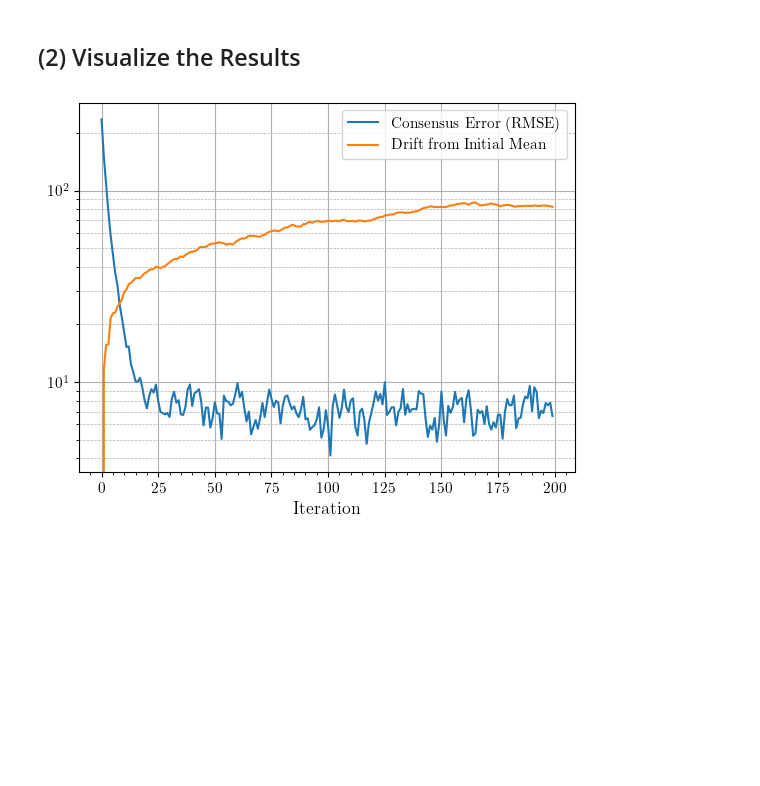
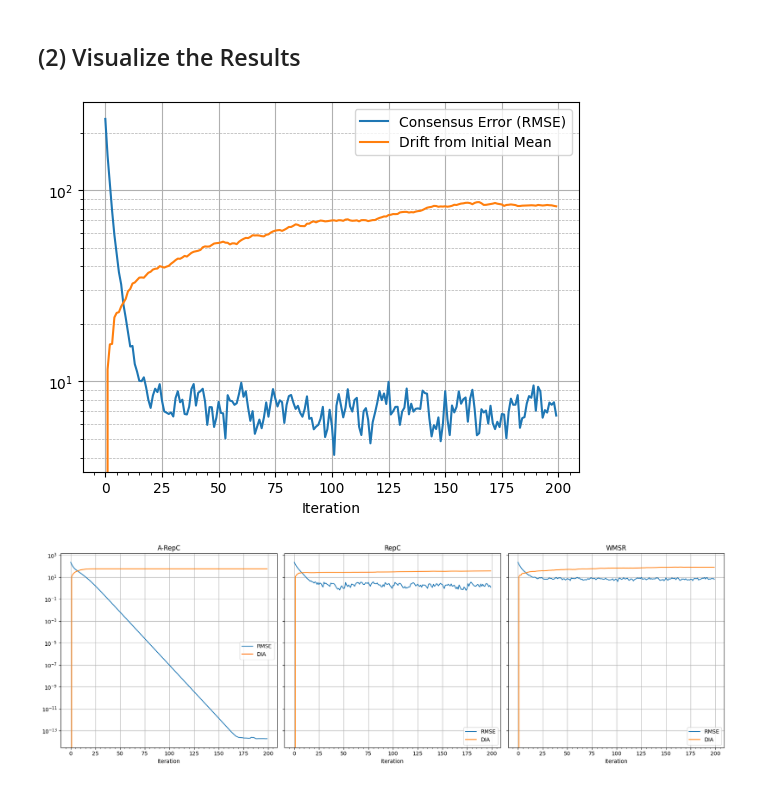
Before and after one commit to rui-huang-opt/arepc, a Jupyter notebook: examples/notebooks/small_scale.ipynb, the cells around one changed output. Saved outputs shown, nothing was run; the diff lists cells and outputs as text; code cells hidden in the pictures; blank space fills up the shorter version.

```diff
--- a/examples/notebooks/small_scale.ipynb
+++ b/examples/notebooks/small_scale.ipynb
@@ -543,13 +547,13 @@ if __name__ == "__main__":
     wmsr_states = np.array([wmsr_data[i] for i in NORMAL_NODES])
     avg_states: npt.NDArray[np.float64] = np.average(wmsr_states, axis=0)
     diffs = wmsr_states - avg_states
-    rmse = np.sqrt(np.mean(np.sum(diffs**2, axis=2), axis=0))
+    wmsr_rmse = np.sqrt(np.mean(np.sum(diffs**2, axis=2), axis=0))
 
     x0_mean = avg_states[0]
-    drift = np.linalg.norm(avg_states - x0_mean[None, :], axis=1)
+    wmsr_drift = np.linalg.norm(avg_states - x0_mean[None, :], axis=1)
 
-    ax.semilogy(rmse, label="Consensus Error (RMSE)")
-    ax.semilogy(drift, label="Drift from Initial Mean")
+    ax.semilogy(wmsr_rmse, label="Consensus Error (RMSE)")
+    ax.semilogy(wmsr_drift, label="Drift from Initial Mean")
 
     ax.set_xlabel("Iteration")
     ax.minorticks_on()
@@ -557,4 +561,31 @@ if __name__ == "__main__":
     ax.grid(which="minor", axis="y", linestyle="--", linewidth=0.5)
     ax.legend()
 # %% [output]
-[figure, old version]
+[figure, new version]
+# %%
+if __name__ == "__main__":
+    import typing as tp
+    import matplotlib.axes as maxes
+
+    axes: tp.Sequence[maxes.Axes]
+    fig, axes = plt.subplots(1, 3, figsize=(18, 6), sharey=True)
+
+    for ax, method, rmse, drift in zip(
+        axes,
+        ["A-RepC", "RepC", "WMSR"],
+        [aprec_rmse, repc_rmse, wmsr_rmse],
+        [aprec_drift, repc_drift, wmsr_drift],
+    ):
+        ax.semilogy(rmse, label="RMSE")
+        ax.semilogy(drift, label="DIA")
+        ax.set_title(method)
+        ax.set_xlabel("Iteration")
+        ax.minorticks_on()
+        ax.grid(which="major", linestyle="-", linewidth=0.8)
+        ax.grid(which="minor", axis="y", linestyle="--", linewidth=0.5)
+        ax.legend()
+
+    fig.tight_layout()
+    fig.savefig(FIGURE_PATH / "comparison.pdf", format="pdf")
+# %% [output]
+[figure, added]
```
Also changed, not shown: parts of 11 cells of this notebook, 6 other files.
